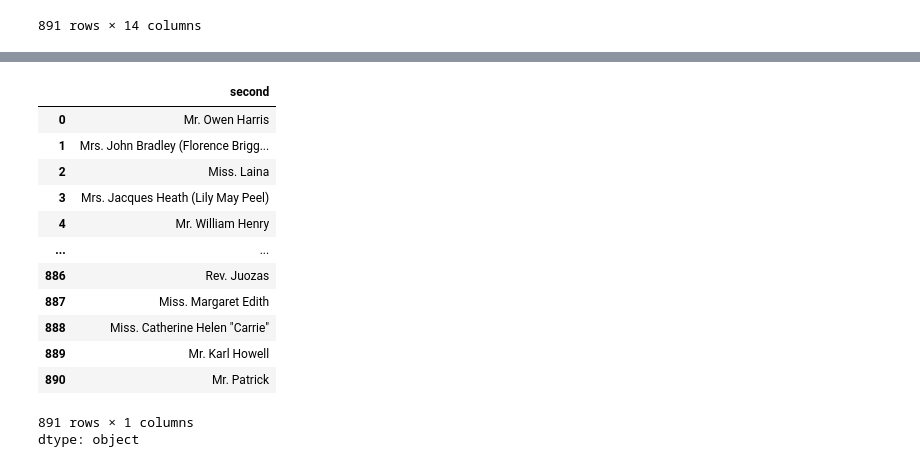
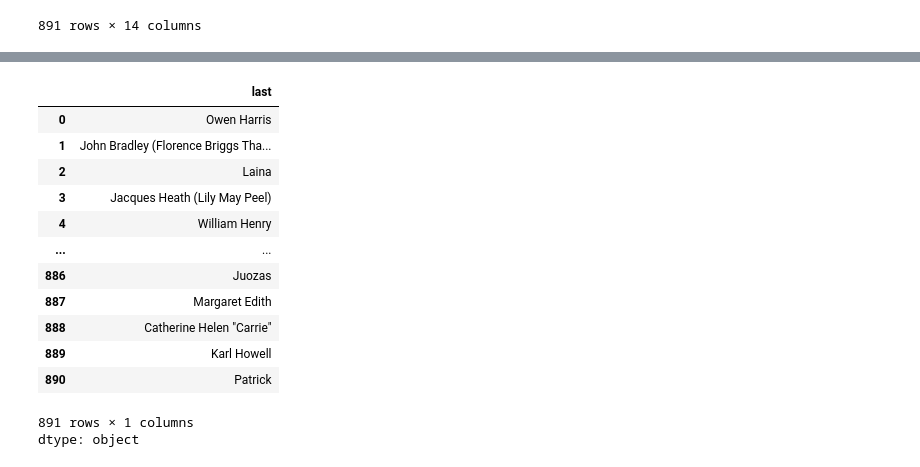
Before and after one commit to Sru-j/daily_lab_activities, a Jupyter notebook: titanic_dataset.ipynb, the cells around one changed output, grey strips where cells are left out. Saved outputs shown, nothing was run; the diff lists cells and outputs as text; code cells hidden in the pictures.

```diff
--- a/titanic_dataset.ipynb
+++ b/titanic_dataset.ipynb
@@ -74,7 +74,7 @@ df.dtypes
 | Embarked | object |
 dtype: object
 # %%
-df[['first','second']] = df['Name'].str.split(',',n=2, expand=True)
+df[['first','second']] = df['Name'].str.split(',',n=1, expand=True)
 df
 # %% [output]
 |  | PassengerId | Survived | Pclass | Name | Sex | Age | SibSp | Parch | Ticket | Fare | ... |
@@ -90,3 +90,7 @@ df
 | 889 | 890 | 1 | 1 | Behr, Mr. Karl Howell | male | 26.0 | 0 | 0 | 111369 | 30.0000 | ... |
 | 890 | 891 | 0 | 3 | Dooley, Mr. Patrick | male | 32.0 | 0 | 0 | 370376 | 7.7500 | ... |
 891 rows × 14 columns
+# %%
+df[['initials','last']] = df['second'].str.split('.',n=1, expand=True)
+df= df.drop(['second'], axis=1)
+df
@@ -93,17 +111,17 @@ df
 # %%
-df['second']
+df['last']
 # %% [output]
-|  | second |
-| 0 | Mr. Owen Harris |
-| 1 | Mrs. John Bradley (Florence Brigg... |
-| 2 | Miss. Laina |
-| 3 | Mrs. Jacques Heath (Lily May Peel) |
-| 4 | Mr. William Henry |
+|  | last |
+| 0 | Owen Harris |
+| 1 | John Bradley (Florence Briggs Tha... |
+| 2 | Laina |
+| 3 | Jacques Heath (Lily May Peel) |
+| 4 | William Henry |
 | ... | ... |
-| 886 | Rev. Juozas |
-| 887 | Miss. Margaret Edith |
-| 888 | Miss. Catherine Helen "Carrie" |
-| 889 | Mr. Karl Howell |
-| 890 | Mr. Patrick |
+| 886 | Juozas |
+| 887 | Margaret Edith |
+| 888 | Catherine Helen "Carrie" |
+| 889 | Karl Howell |
+| 890 | Patrick |
 891 rows × 1 columns
 dtype: object
```
Also changed, not shown: parts of 2 cells of this notebook.
